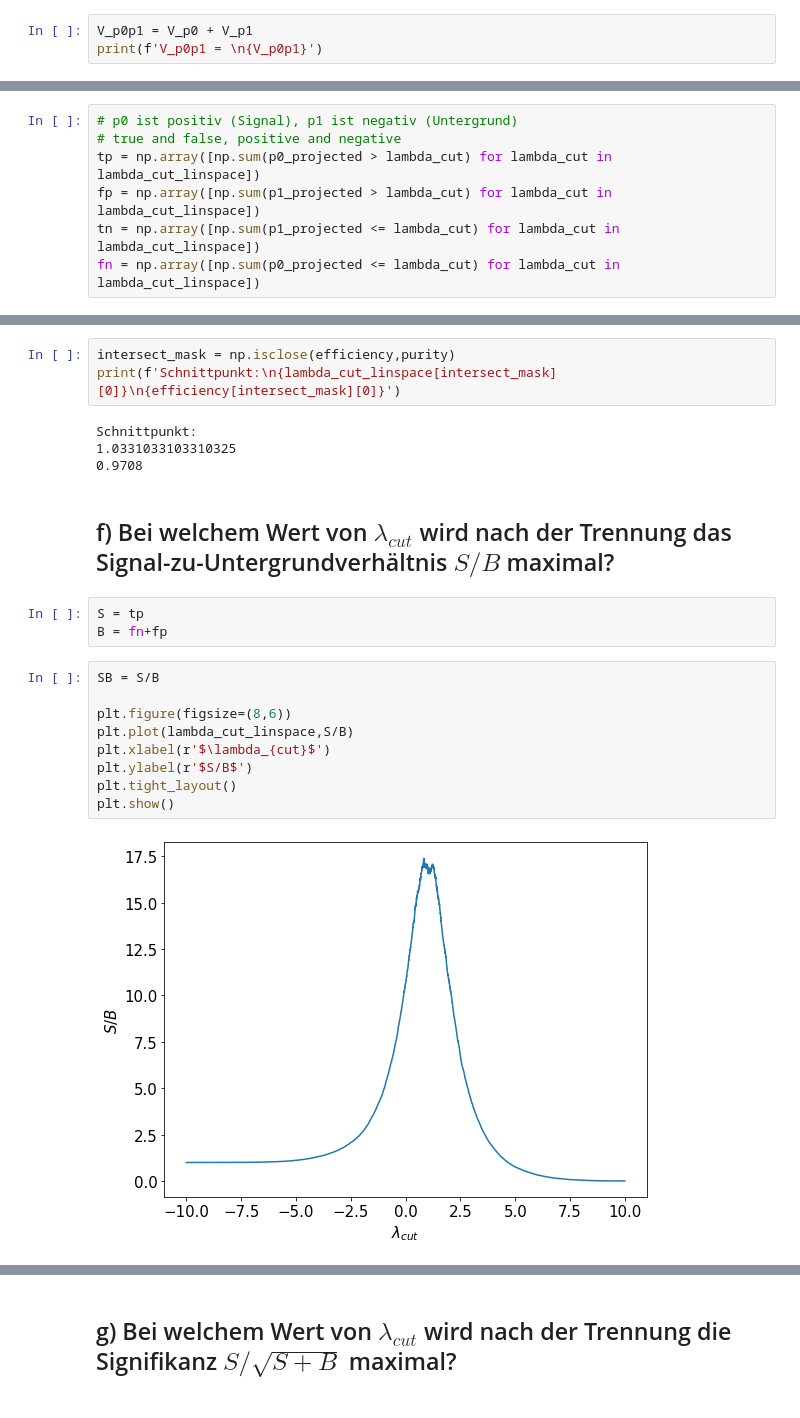
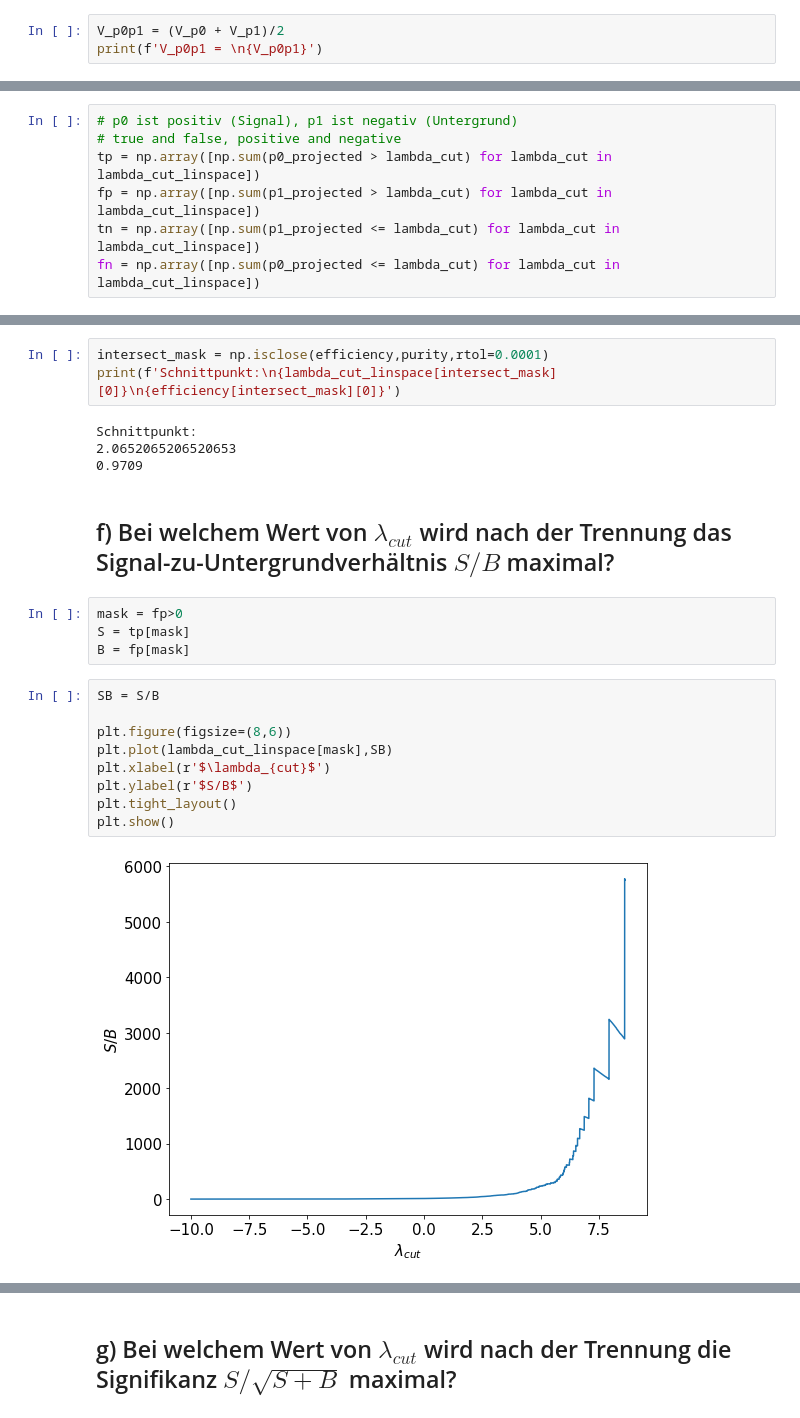
Before and after one commit to NicoJG/SMD, a Jupyter notebook: blatt06/blatt06_nico.ipynb, the cells around one changed output, grey strips where cells are left out. Cells and saved outputs as stored; diff of their text form.

```diff
--- a/blatt06/blatt06_nico.ipynb
+++ b/blatt06/blatt06_nico.ipynb
@@ -71,7 +71,7 @@ V_p1 =
 x  12.052492  7.21376
 y   7.213760  5.32757
 # %%
-V_p0p1 = V_p0 + V_p1
+V_p0p1 = (V_p0 + V_p1)/2
 print(f'V_p0p1 = \n{V_p0p1}')
 # %% [output]
 V_p0p1 =
@@ -189,26 +189,27 @@ plt.show()
 # %%
-intersect_mask = np.isclose(efficiency,purity)
+intersect_mask = np.isclose(efficiency,purity,rtol=0.0001)
 print(f'Schnittpunkt:\n{lambda_cut_linspace[intersect_mask][0]}\n{efficiency[intersect_mask][0]}')
 # %% [output]
 Schnittpunkt:
-1.0331033103310325
-0.9708
+2.0652065206520653
+0.9709
 # %% [markdown]
 ## f) Bei welchem Wert von $\lambda_{cut}$ wird nach der Trennung das Signal-zu-Untergrundverhältnis $S/B$ maximal?
 # %%
-S = tp
-B = fn+fp
+mask = fp>0
+S = tp[mask]
+B = fp[mask]
 # %%
 SB = S/B
 
 plt.figure(figsize=(8,6))
-plt.plot(lambda_cut_linspace,S/B)
+plt.plot(lambda_cut_linspace[mask],SB)
 plt.xlabel(r'$\lambda_{cut}$')
 plt.ylabel(r'$S/B$')
 plt.tight_layout()
 plt.show()
 # %% [output]
-[figure, old version]
+[figure, new version]
 # %%
 lambda_cut_max_f = lambda_cut_linspace[np.argmax(SB)]
 SB_max = SB[np.argmax(SB)]
```
Also changed, not shown: parts of 20 cells of this notebook.
